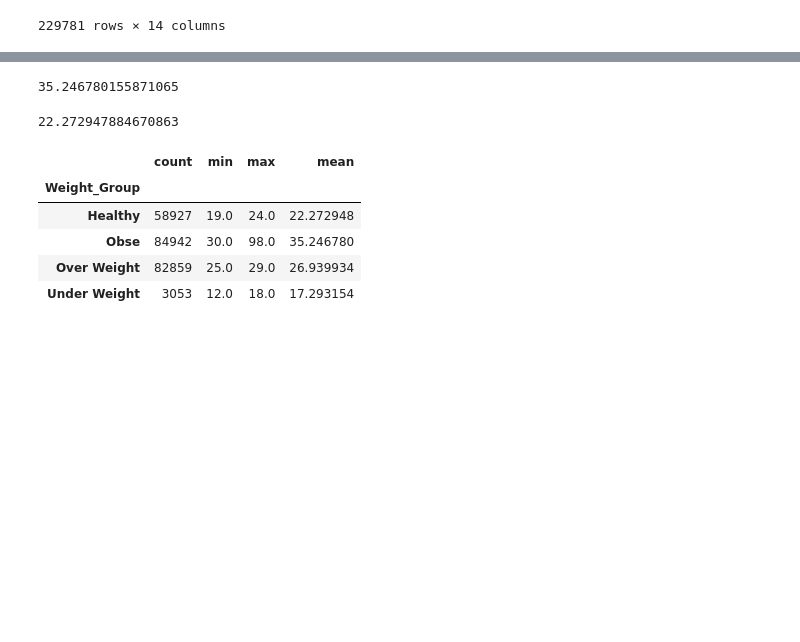
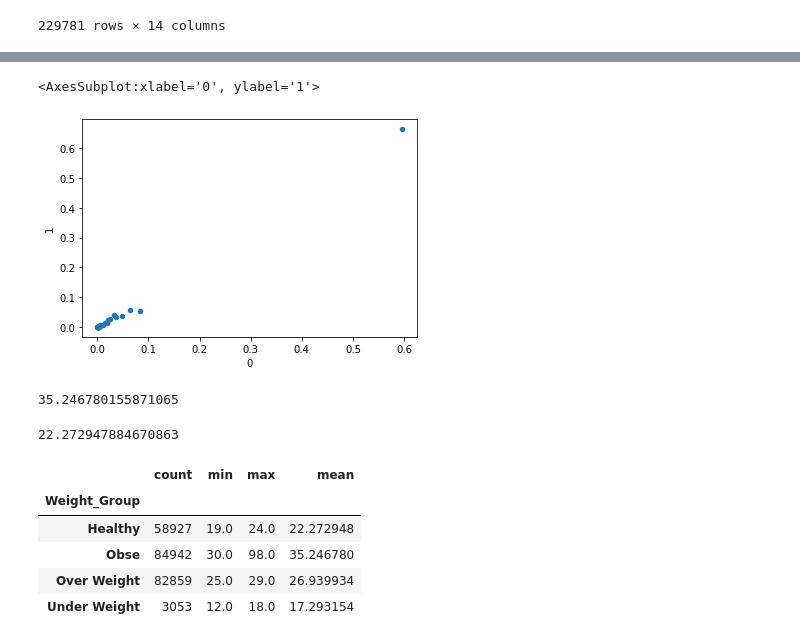
Before and after one commit to MehrdadGh1989/Diabete_Project, a Jupyter notebook: Diabete_Project_With_Jupyter.ipynb, the cells around one changed output, grey strips where cells are left out. Cells and saved outputs as stored; diff of their text form; code cells hidden in the pictures; blank space fills up the shorter version.

Commit message:
Working with Data

```diff
--- a/Diabete_Project_With_Jupyter.ipynb
+++ b/Diabete_Project_With_Jupyter.ipynb
@@ -757,0 +781,3 @@ NoBinaryData_df
+# %%
+A=diabete_df_clean.PhysHlth.value_counts(normalize=True)
+A
@@ -757,0 +802,3 @@ NoBinaryData_df
+# %%
+B=diabete_df_clean.MentHlth.value_counts(normalize=True)
+B
@@ -757,0 +823,6 @@ NoBinaryData_df
+# %%
+#0=PhysHlt -1=MentHlth
+A_df=pd.DataFrame(A)
+B_df=pd.DataFrame(B)
+AB_df=pd.concat([A,B],axis=1,ignore_index=True)
+AB_df
@@ -758,3 +847,8 @@ NoBinaryData_df
+# %%
+AB_df.plot(kind="scatter", x=0, y=1)
+# %% [output]
+<AxesSubplot:xlabel='0', ylabel='1'>
+[figure, added]
 # %%
 # To find the average value of BMI for people who are  Obse
 NoBinaryData_df[NoBinaryData_df.Weight_Group=='Obse'].BMI.mean()
```
Also changed, not shown: parts of 35 cells of this notebook.
